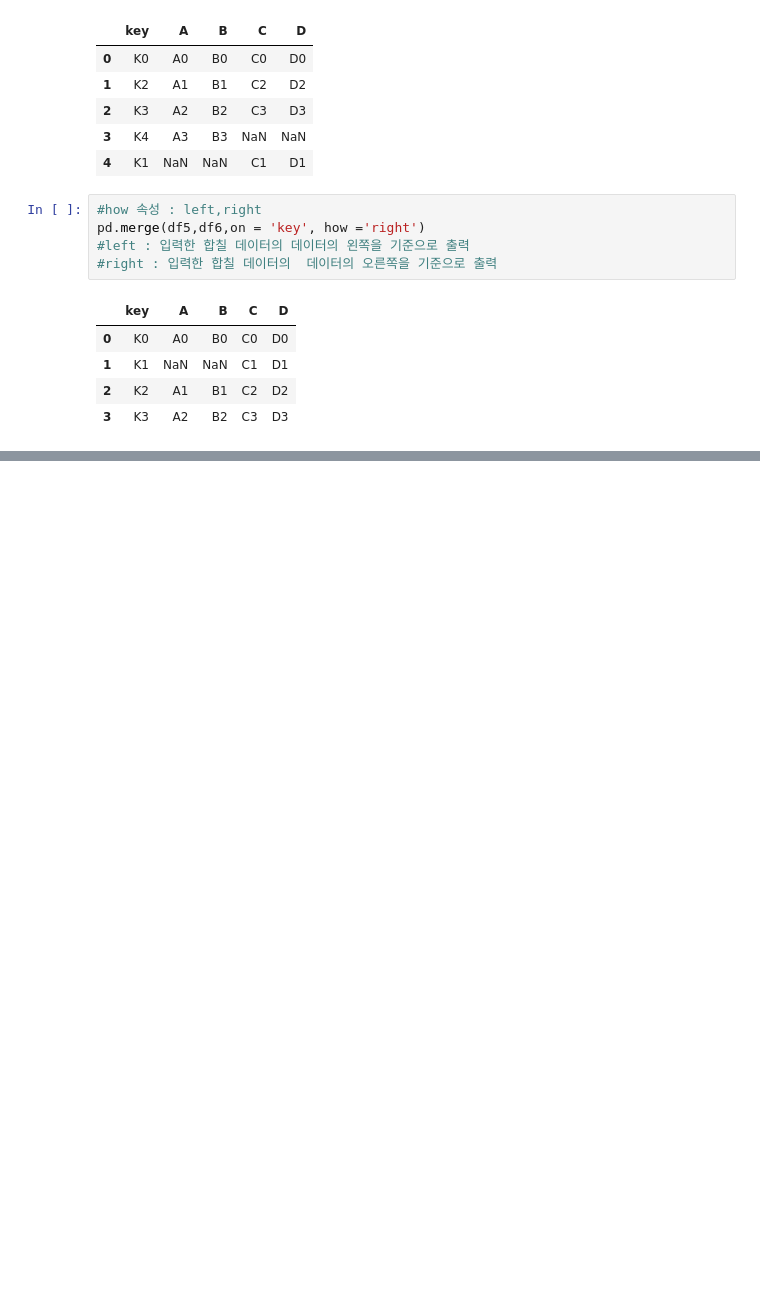
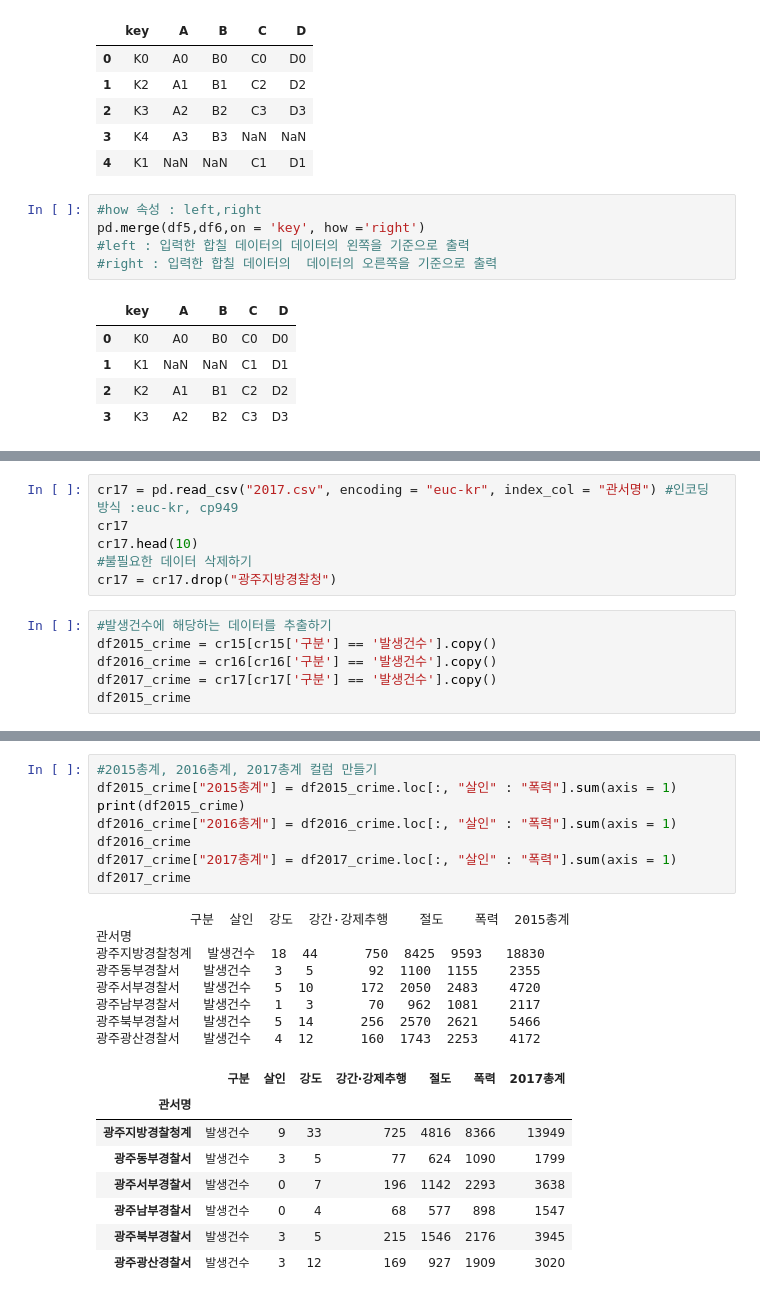
Before and after one commit to Hanmaesil/python-library, a Jupyter notebook: ex02_Pandas.ipynb, the cells around one changed output, grey strips where cells are left out. Cells and saved outputs as stored; diff of their text form; blank space fills up the shorter version.

```diff
--- a/ex02_Pandas.ipynb
+++ b/ex02_Pandas.ipynb
@@ -806,0 +855,12 @@ pd.merge(df5,df6,on = 'key', how ='right')
+# %%
+cr17 = pd.read_csv("2017.csv", encoding = "euc-kr", index_col = "관서명") #인코딩 방식 :euc-kr, cp949
+cr17
+cr17.head(10)
+#불필요한 데이터 삭제하기
+cr17 = cr17.drop("광주지방경찰청")
+# %%
+#발생건수에 해당하는 데이터를 추출하기
+df2015_crime = cr15[cr15['구분'] == '발생건수'].copy()
+df2016_crime = cr16[cr16['구분'] == '발생건수'].copy()
+df2017_crime = cr17[cr17['구분'] == '발생건수'].copy()
+df2015_crime
@@ -806,0 +876,25 @@ pd.merge(df5,df6,on = 'key', how ='right')
+# %%
+#2015총계, 2016총계, 2017총계 컬럼 만들기
+df2015_crime["2015총계"] = df2015_crime.loc[:, "살인" : "폭력"].sum(axis = 1)
+print(df2015_crime)
+df2016_crime["2016총계"] = df2016_crime.loc[:, "살인" : "폭력"].sum(axis = 1)
+df2016_crime
+df2017_crime["2017총계"] = df2017_crime.loc[:, "살인" : "폭력"].sum(axis = 1)
+df2017_crime
+# %% [output]
+            구분  살인  강도  강간·강제추행    절도    폭력  2015총계
+관서명
+광주지방경찰청계  발생건수  18  44      750  8425  9593   18830
+광주동부경찰서   발생건수   3   5       92  1100  1155    2355
+광주서부경찰서   발생건수   5  10      172  2050  2483    4720
+광주남부경찰서   발생건수   1   3       70   962  1081    2117
+광주북부경찰서   발생건수   5  14      256  2570  2621    5466
+광주광산경찰서   발생건수   4  12      160  1743  2253    4172
+|  | 구분 | 살인 | 강도 | 강간·강제추행 | 절도 | 폭력 | 2017총계 |
+| 관서명 |  |  |  |  |  |  |  |
+| 광주지방경찰청계 | 발생건수 | 9 | 33 | 725 | 4816 | 8366 | 13949 |
+| 광주동부경찰서 | 발생건수 | 3 | 5 | 77 | 624 | 1090 | 1799 |
+| 광주서부경찰서 | 발생건수 | 0 | 7 | 196 | 1142 | 2293 | 3638 |
+| 광주남부경찰서 | 발생건수 | 0 | 4 | 68 | 577 | 898 | 1547 |
+| 광주북부경찰서 | 발생건수 | 3 | 5 | 215 | 1546 | 2176 | 3945 |
+| 광주광산경찰서 | 발생건수 | 3 | 12 | 169 | 927 | 1909 | 3020 |
```
Also changed, not shown: parts of 11 cells of this notebook, 1 other file.
